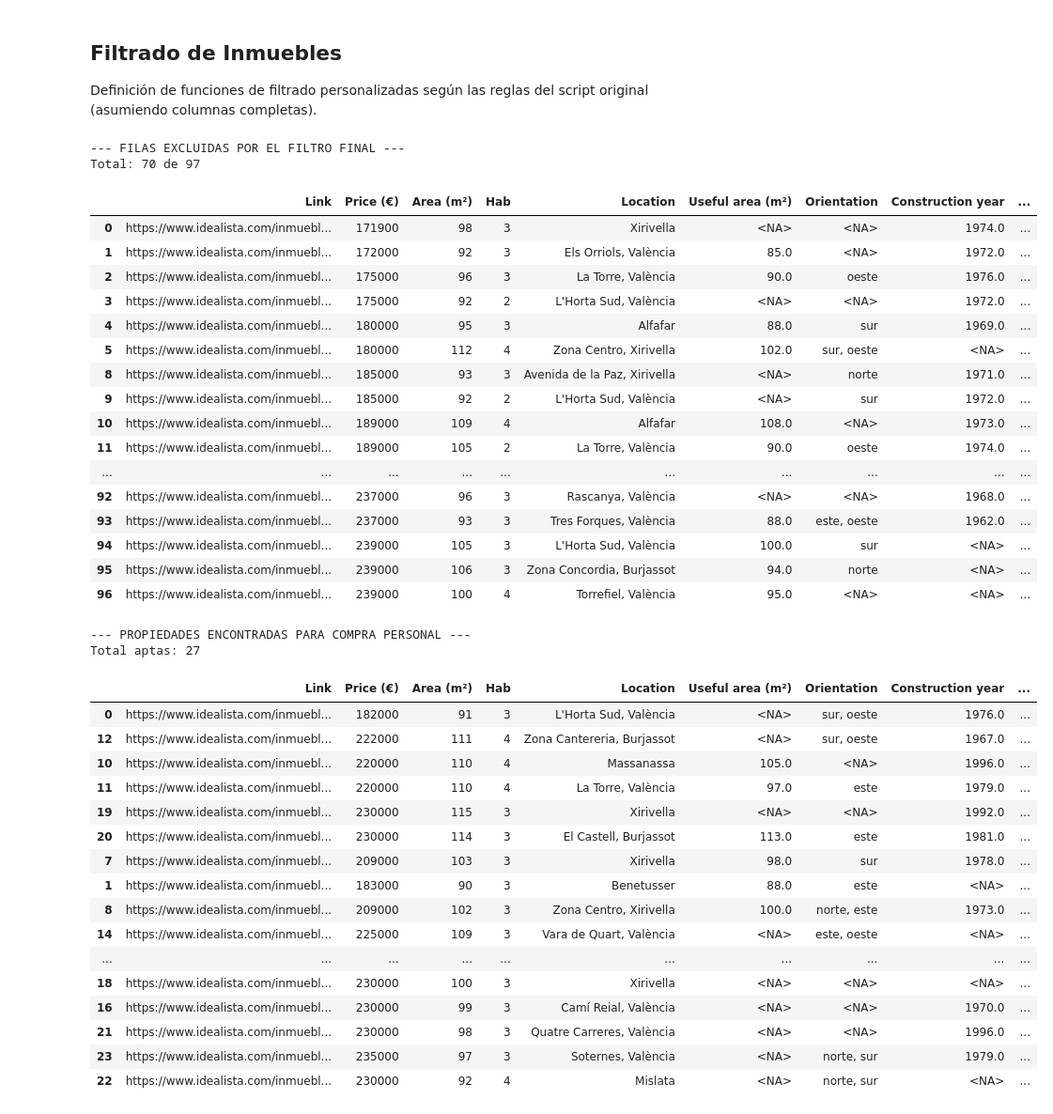
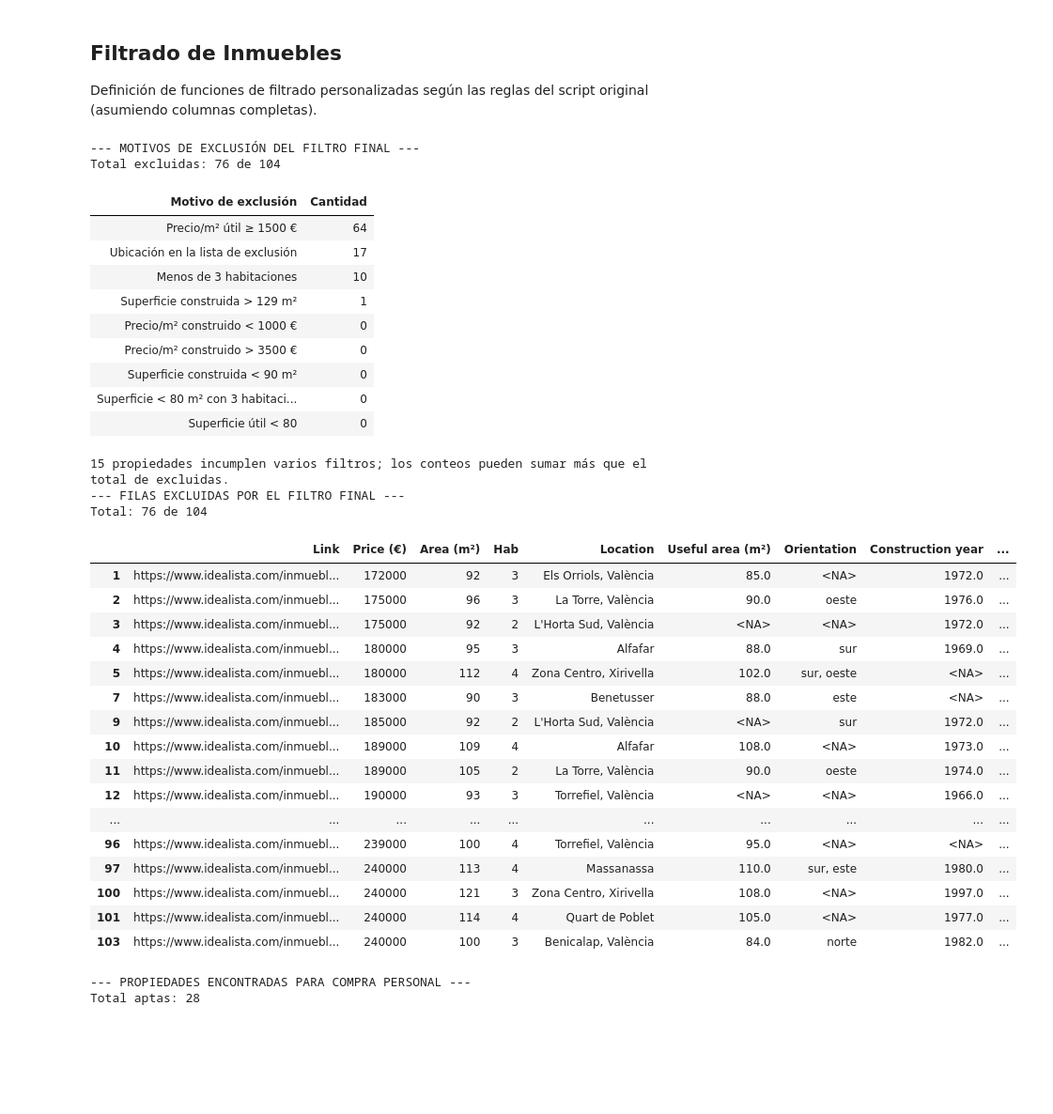
Before and after one commit to MatiGrinberg/Scraping_Real_estate_BCN, a Jupyter notebook: nb/Analytics.ipynb, the cells around one changed output. Shown at 94% size. Drawn from its saved outputs; the diff is of its cells as text; code cells hidden in the pictures; blank space fills up the shorter version.

```diff
--- a/nb/Analytics.ipynb
+++ b/nb/Analytics.ipynb
@@ -53,7 +38,7 @@ Gráficos en: ../output/160000-240000_buy_used_Val_USED_11_10_26
 Archivo seleccionado: Val_USED_11_10_26.csv
 # %%
 # Filtros de Propiedades
-max_precio, min_space = 239000,85
+max_precio, min_space = 289000,85
 
 #  CARGAR Y LIMPIAR DATOS
 df = pd.read_csv(CSV_FILENAME, dtype=str)
@@ -363,69 +376,65 @@ for columna in columnas_a_revisar:
 # %%
 
 # 10. EJECUTAR FILTRADO DE LA BÚSQUEDA (ALQUILER O COMPRA PERSONAL)
 if is_rent:
     exclude_locations = []#['Terrassa', 'Mataró', 'Sabadell', 'Martorell', 'Sant Vicenç de Montalt', 'Cabrera de Mar']
     df_filtrado = filter_rent_rows(df, mx_pr_1h=1000, mx_pr_room=600, min_area_1h=60, min_area_2h=75, min_area_3h=95, include=include_locations_bcn, exclude=exclude_locations_bcn).sort_values(['Hab', 'Area (m²)', 'Price (€)'])
     print(f"--- PROPIEDADES ENCONTRADAS PARA ALQUILER PERSONAL ---\nTotal aptas: {len(df_filtrado)}")
     with pd.option_context('display.max_rows', None):
         display(df_filtrado)
 else:
     orientaciones_permitidas = [
         valor for valor in df['Orientation'].dropna().astype(str).str.strip().str.casefold().unique()
         if valor and valor not in orientaciones_excluidas
     ]
     # Si no queda ninguna orientación conocida, [''] conserva solo las desconocidas.
     # No usar [] aquí: la función lo interpretaría como filtro desactivado.
-    df_filtrado = filter_buy_rows(df, min_h=3, min_price_sqm=2000, max_price_sqm=2500, min_area_any=90, min_area_large=80, min_hab_large=3, max_size=129, include=include_locations_val, exclude=exclude_locations_val,
-        max_price_useful_sqm=2300,  # Estricto: < 2500 €/m² útil; None desactiva. Conserva NA.
+    df_filtrado = filter_buy_rows(df, min_h=3, min_price_sqm=1000, max_price_sqm=3500, min_area_any=90, min_area_large=80, min_hab_large=3, max_size=129, include=include_locations_val, exclude=exclude_locations_val,
+        max_price_useful_sqm=1500,  # Estricto: < 2500 €/m² útil; None desactiva. Conserva NA.
         useful_area=('>=', 80),        # Ejemplo: ('>=', 80)
         orientation=None, # orientaciones_permitidas or ['']
         construction_year=None,  # Ejemplo: ('>=', 1980)
         energy_rating=None, # ['A', 'B', 'C', 'D', 'E'],  # E o mejor; conserva desconocidos
         energy_consumption=None, # Ejemplo: ('<', 80), conserva también desconocidos
         no_heating=None,         # True: sin calefacción; False: con calefacción
         mostrar_excluidas=1 # True: mostrar también las filas descartadas
     ).sort_values('Price/SqM')
     #print("Orientacion ", orientaciones_permitidas)
     print(f"--- PROPIEDADES ENCONTRADAS PARA COMPRA PERSONAL ---\nTotal aptas: {len(df_filtrado)}")
     with pd.option_context('display.max_rows', None):
         display(df_filtrado)
 # %% [output]
---- FILAS EXCLUIDAS POR EL FILTRO FINAL ---
-Total: 70 de 97
+--- MOTIVOS DE EXCLUSIÓN DEL FILTRO FINAL ---
+Total excluidas: 76 de 104
-|  | Link | Price (€) | Area (m²) | Hab | Location | Useful area (m²) | Orientation | Construction year | ... |
-| 0 | https://www.idealista.com/inmuebl... | 171900 | 98 | 3 | Xirivella | <NA> | <NA> | 1974.0 | ... |
-| 1 | https://www.idealista.com/inmuebl... | 172000 | 92 | 3 | Els Orriols, València | 85.0 | <NA> | 1972.0 | ... |
-| 2 | https://www.idealista.com/inmuebl... | 175000 | 96 | 3 | La Torre, València | 90.0 | oeste | 1976.0 | ... |
-| 3 | https://www.idealista.com/inmuebl... | 175000 | 92 | 2 | L'Horta Sud, València | <NA> | <NA> | 1972.0 | ... |
-| 4 | https://www.idealista.com/inmuebl... | 180000 | 95 | 3 | Alfafar | 88.0 | sur | 1969.0 | ... |
-| 5 | https://www.idealista.com/inmuebl... | 180000 | 112 | 4 | Zona Centro, Xirivella | 102.0 | sur, oeste | <NA> | ... |
-| 8 | https://www.idealista.com/inmuebl... | 185000 | 93 | 3 | Avenida de la Paz, Xirivella | <NA> | norte | 1971.0 | ... |
-| 9 | https://www.idealista.com/inmuebl... | 185000 | 92 | 2 | L'Horta Sud, València | <NA> | sur | 1972.0 | ... |
-| 10 | https://www.idealista.com/inmuebl... | 189000 | 109 | 4 | Alfafar | 108.0 | <NA> | 1973.0 | ... |
-| 11 | https://www.idealista.com/inmuebl... | 189000 | 105 | 2 | La Torre, València | 90.0 | oeste | 1974.0 | ... |
-| ... | ... | ... | ... | ... | ... | ... | ... | ... | ... |
-| 92 | https://www.idealista.com/inmuebl... | 237000 | 96 | 3 | Rascanya, València | <NA> | <NA> | 1968.0 | ... |
-| 93 | https://www.idealista.com/inmuebl... | 237000 | 93 | 3 | Tres Forques, València | 88.0 | este, oeste | 1962.0 | ... |
-| 94 | https://www.idealista.com/inmuebl... | 239000 | 105 | 3 | L'Horta Sud, València | 100.0 | sur | <NA> | ... |
-| 95 | https://www.idealista.com/inmuebl... | 239000 | 106 | 3 | Zona Concordia, Burjassot | 94.0 | norte | <NA> | ... |
-| 96 | https://www.idealista.com/inmuebl... | 239000 | 100 | 4 | Torrefiel, València | 95.0 | <NA> | <NA> | ... |
+| Motivo de exclusión | Cantidad |
+| Precio/m² útil ≥ 1500 € | 64 |
+| Ubicación en la lista de exclusión | 17 |
+| Menos de 3 habitaciones | 10 |
+| Superficie construida > 129 m² | 1 |
+| Precio/m² construido < 1000 € | 0 |
+| Precio/m² construido > 3500 € | 0 |
+| Superficie construida < 90 m² | 0 |
+| Superficie < 80 m² con 3 habitaci... | 0 |
+| Superficie útil < 80 | 0 |
---- PROPIEDADES ENCONTRADAS PARA COMPRA PERSONAL ---
-Total aptas: 27
+15 propiedades incumplen varios filtros; los conteos pueden sumar más que el total de excluidas.
+--- FILAS EXCLUIDAS POR EL FILTRO FINAL ---
+Total: 76 de 104
 |  | Link | Price (€) | Area (m²) | Hab | Location | Useful area (m²) | Orientation | Construction year | ... |
-| 0 | https://www.idealista.com/inmuebl... | 182000 | 91 | 3 | L'Horta Sud, València | <NA> | sur, oeste | 1976.0 | ... |
-| 12 | https://www.idealista.com/inmuebl... | 222000 | 111 | 4 | Zona Cantereria, Burjassot | <NA> | sur, oeste | 1967.0 | ... |
-| 10 | https://www.idealista.com/inmuebl... | 220000 | 110 | 4 | Massanassa | 105.0 | <NA> | 1996.0 | ... |
-| 11 | https://www.idealista.com/inmuebl... | 220000 | 110 | 4 | La Torre, València | 97.0 | este | 1979.0 | ... |
-| 19 | https://www.idealista.com/inmuebl... | 230000 | 115 | 3 | Xirivella | <NA> | <NA> | 1992.0 | ... |
-| 20 | https://www.idealista.com/inmuebl... | 230000 | 114 | 3 | El Castell, Burjassot | 113.0 | este | 1981.0 | ... |
-| 7 | https://www.idealista.com/inmuebl... | 209000 | 103 | 3 | Xirivella | 98.0 | sur | 1978.0 | ... |
-| 1 | https://www.idealista.com/inmuebl... | 183000 | 90 | 3 | Benetusser | 88.0 | este | <NA> | ... |
-| 8 | https://www.idealista.com/inmuebl... | 209000 | 102 | 3 | Zona Centro, Xirivella | 100.0 | norte, este | 1973.0 | ... |
-| 14 | https://www.idealista.com/inmuebl... | 225000 | 109 | 3 | Vara de Quart, València | <NA> | este, oeste | <NA> | ... |
+| 1 | https://www.idealista.com/inmuebl... | 172000 | 92 | 3 | Els Orriols, València | 85.0 | <NA> | 1972.0 | ... |
+| 2 | https://www.idealista.com/inmuebl... | 175000 | 96 | 3 | La Torre, València | 90.0 | oeste | 1976.0 | ... |
+| 3 | https://www.idealista.com/inmuebl... | 175000 | 92 | 2 | L'Horta Sud, València | <NA> | <NA> | 1972.0 | ... |
+| 4 | https://www.idealista.com/inmuebl... | 180000 | 95 | 3 | Alfafar | 88.0 | sur | 1969.0 | ... |
+| 5 | https://www.idealista.com/inmuebl... | 180000 | 112 | 4 | Zona Centro, Xirivella | 102.0 | sur, oeste | <NA> | ... |
+| 7 | https://www.idealista.com/inmuebl... | 183000 | 90 | 3 | Benetusser | 88.0 | este | <NA> | ... |
+| 9 | https://www.idealista.com/inmuebl... | 185000 | 92 | 2 | L'Horta Sud, València | <NA> | sur | 1972.0 | ... |
+| 10 | https://www.idealista.com/inmuebl... | 189000 | 109 | 4 | Alfafar | 108.0 | <NA> | 1973.0 | ... |
+| 11 | https://www.idealista.com/inmuebl... | 189000 | 105 | 2 | La Torre, València | 90.0 | oeste | 1974.0 | ... |
+| 12 | https://www.idealista.com/inmuebl... | 190000 | 93 | 3 | Torrefiel, València | <NA> | <NA> | 1966.0 | ... |
 | ... | ... | ... | ... | ... | ... | ... | ... | ... | ... |
-| 18 | https://www.idealista.com/inmuebl... | 230000 | 100 | 3 | Xirivella | <NA> | <NA> | <NA> | ... |
-| 16 | https://www.idealista.com/inmuebl... | 230000 | 99 | 3 | Camí Reial, València | <NA> | <NA> | 1970.0 | ... |
-| 21 | https://www.idealista.com/inmuebl... | 230000 | 98 | 3 | Quatre Carreres, València | <NA> | <NA> | 1996.0 | ... |
-| 23 | https://www.idealista.com/inmuebl... | 235000 | 97 | 3 | Soternes, València | <NA> | norte, sur | 1979.0 | ... |
-| 22 | https://www.idealista.com/inmuebl... | 230000 | 92 | 4 | Mislata | <NA> | norte, sur | <NA> | ... |
+| 96 | https://www.idealista.com/inmuebl... | 239000 | 100 | 4 | Torrefiel, València | 95.0 | <NA> | <NA> | ... |
+| 97 | https://www.idealista.com/inmuebl... | 240000 | 113 | 4 | Massanassa | 110.0 | sur, este | 1980.0 | ... |
+| 100 | https://www.idealista.com/inmuebl... | 240000 | 121 | 3 | Zona Centro, Xirivella | 108.0 | <NA> | 1997.0 | ... |
+| 101 | https://www.idealista.com/inmuebl... | 240000 | 114 | 4 | Quart de Poblet | 105.0 | <NA> | 1977.0 | ... |
+| 103 | https://www.idealista.com/inmuebl... | 240000 | 100 | 3 | Benicalap, València | 84.0 | norte | 1982.0 | ... |
+--- PROPIEDADES ENCONTRADAS PARA COMPRA PERSONAL ---
+Total aptas: 28
```
Also changed, not shown: parts of 6 cells of this notebook.
